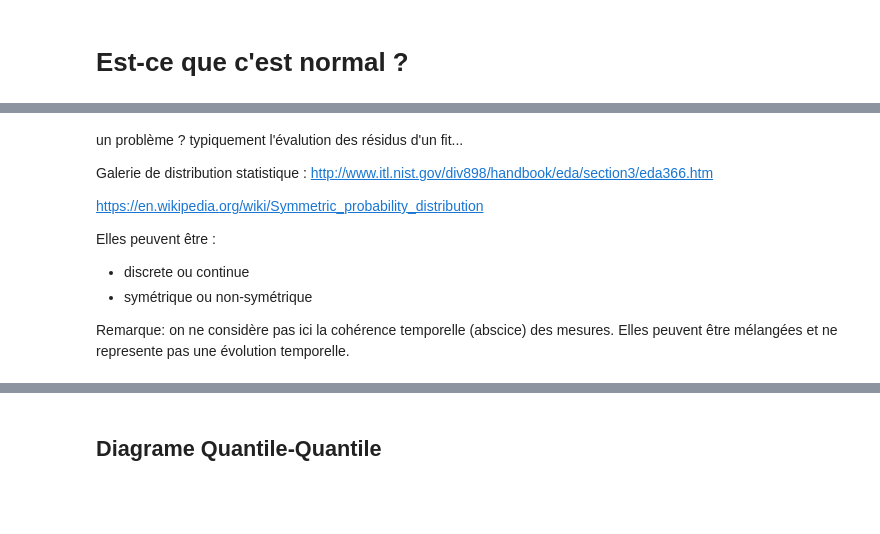
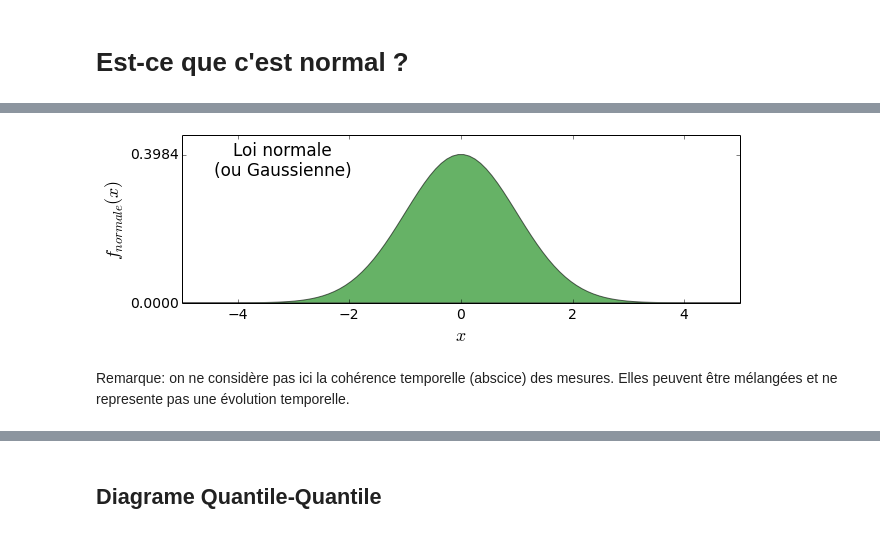
Before and after one commit to xdze2/xdze2.github.io-src, a Jupyter notebook: content/statistiques/normalite.ipynb, the cells around one changed output, grey strips where cells are left out. Cells and saved outputs as stored; diff of their text form; code cells hidden in the pictures; blank space fills up the shorter version.

Commit message:
change pages on statistiques

```diff
--- a/content/statistiques/normalite.ipynb
+++ b/content/statistiques/normalite.ipynb
@@ -58,13 +86,13 @@ Ces ensembles de mesures ont la même moyenne (=0) et le même écart-type (=1).
+# %%
+from scipy.stats import norm
+x = np.linspace(-5, 5, 100)
+plt.figure(figsize=(10, 3) )
+plt.fill_between(x, norm.pdf(x)  , alpha=0.6, facecolor='green');
+plt.ylim([0, .45]); plt.xlim([-5, 5]);
+plt.yticks([0, np.max(norm.pdf(x)) ]);
+plt.xlabel('$x$'); plt.ylabel('$f_{normale}(x)$');
+plt.title("Loi normale\n(ou Gaussienne)", x=0.18, y=0.73);
+# %% [output]
+[figure, added]
 # %% [markdown]
-un problème ?  typiquement l'évalution des résidus d'un fit...
-
-Galerie de distribution statistique :
-http://www.itl.nist.gov/div898/handbook/eda/section3/eda366.htm
-
-https://en.wikipedia.org/wiki/Symmetric_probability_distribution
-
-Elles peuvent être :
-- discrete ou continue
-- symétrique ou non-symétrique
-
 Remarque: on ne considère pas ici la cohérence temporelle (abscice) des mesures. Elles peuvent être mélangées et ne represente pas une évolution temporelle.
```
Also changed, not shown: parts of 38 cells of this notebook, 3 other files.
